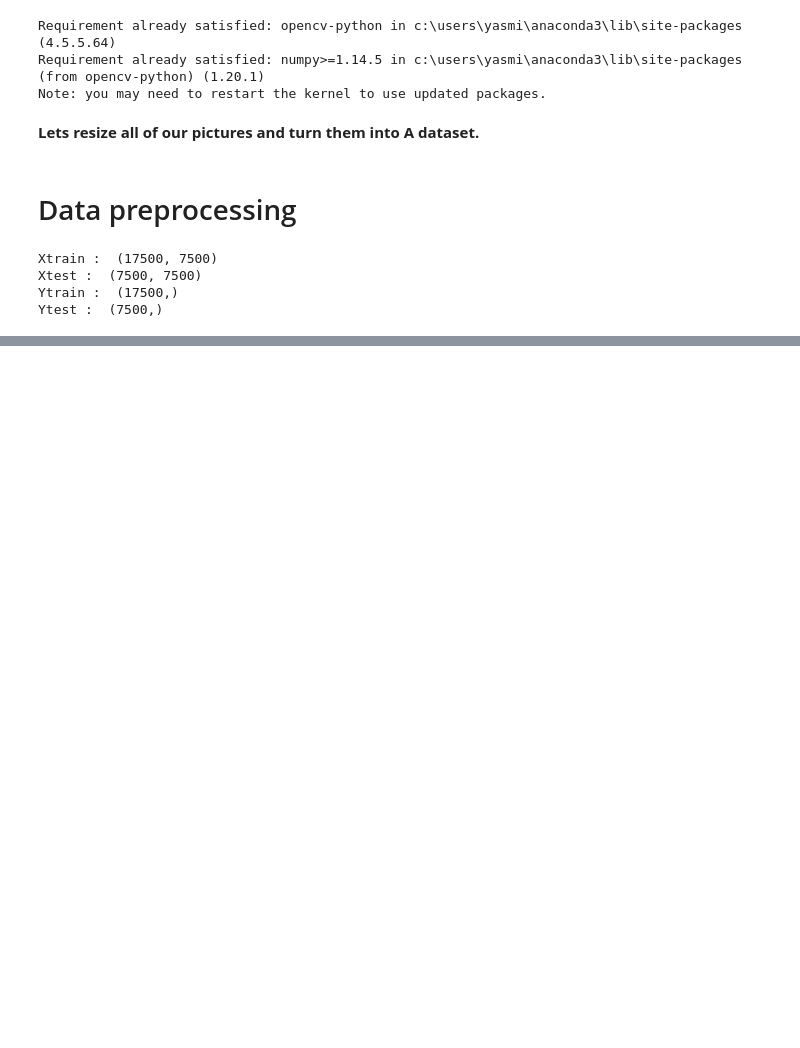
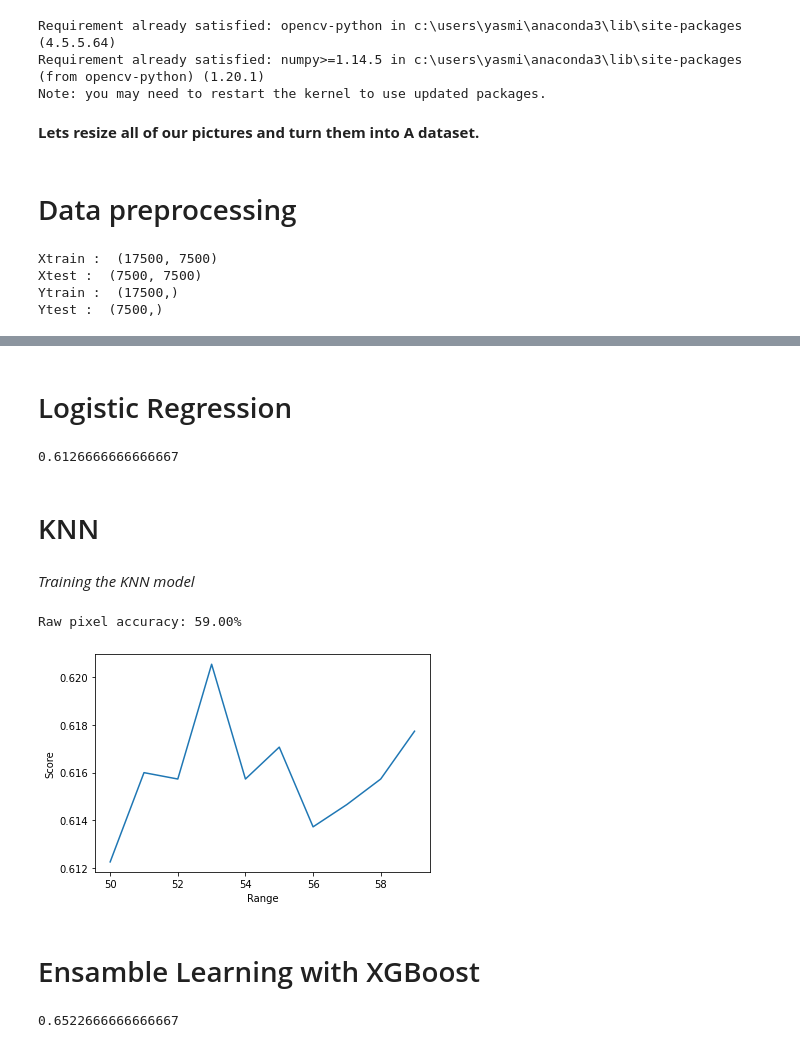
Before and after one commit to Yasmin0610/OurProject, a Jupyter notebook: Cats vs Dogs.ipynb, the cells around one changed output, grey strips where cells are left out. Saved outputs shown, nothing was run; the diff lists cells and outputs as text; code cells hidden in the pictures; blank space fills up the shorter version.

```diff
--- a/Cats vs Dogs.ipynb
+++ b/Cats vs Dogs.ipynb
@@ -104,0 +93,47 @@ log_reg.score(x_test, Y_test)
+# %%
+scale_pipeline = Pipeline([
+ ("std_scaler", StandardScaler()),
+ ("pca", PCA(n_components=0.90, random_state=0,svd_solver='full')),
+])
+Xtrain= scale_pipeline.fit_transform(Xtrain)
+Xtest= scale_pipeline.transform(Xtest)
+# %% [markdown]
+# Logistic Regression
+# %%
+log_reg = LogisticRegression(random_state=42,solver='liblinear',n_jobs=-1)
+log_reg.fit(Xtrain,Ytrain)
+log_reg.score(Xtest,Ytest)
+# %% [output]
+0.6126666666666667
+# %% [markdown]
+# KNN
+# %% [markdown]
+*Training the KNN model*
+# %%
+model = KNeighborsClassifier(n_neighbors=5)
+model.fit(Xtrain,Ytrain)
+acc = model.score(Xtest,Ytest)
+print("Raw pixel accuracy: {:.2f}%".format(acc * 100))
+# %% [output]
+Raw pixel accuracy: 59.00%
+# %%
+score_array = []
+for each in range(50,60):
+    knn_loop = KNeighborsClassifier(n_neighbors = each)
+    knn_loop.fit(Xtrain,Ytrain)
+    score_array.append(knn_loop.score(Xtest,Ytest))
+
+plt.plot(range(50,60),score_array)
+plt.xlabel("Range")
+plt.ylabel("Score")
+plt.show()
+# %% [output]
+[figure, added]
+# %% [markdown]
+# Ensamble Learning with XGBoost
+# %%
+xg_boost = XGBClassifier(subsample=1 ,n_estimators = 150,min_child_weight=5,max_depth=3,learning_rate=0.2, gamma=2, n_jobs = -1,colsample_bytree=1)
+xg_boost.fit(Xtrain,Ytrain)
+xg_boost.score(Xtest,Ytest)
+# %% [output]
+0.6522666666666667
```
Also changed, not shown: parts of 8 cells of this notebook.
